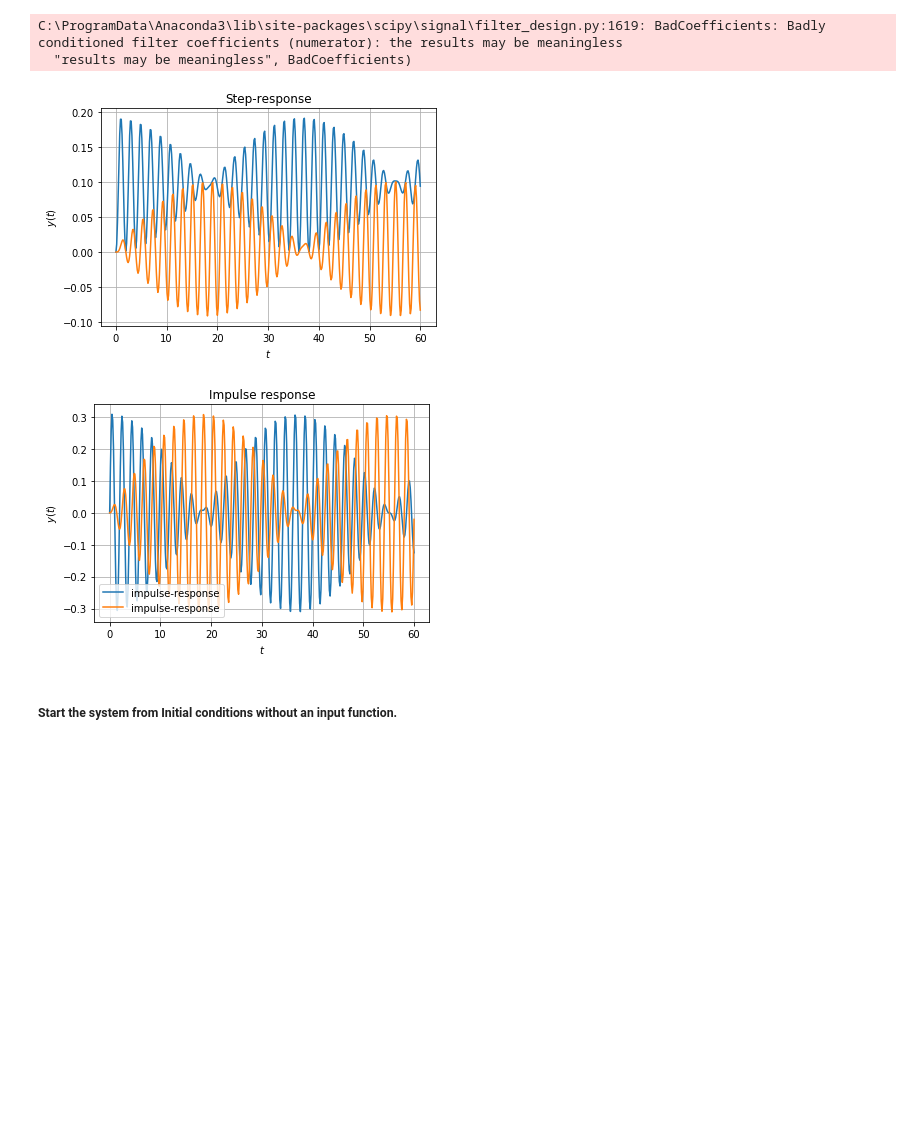
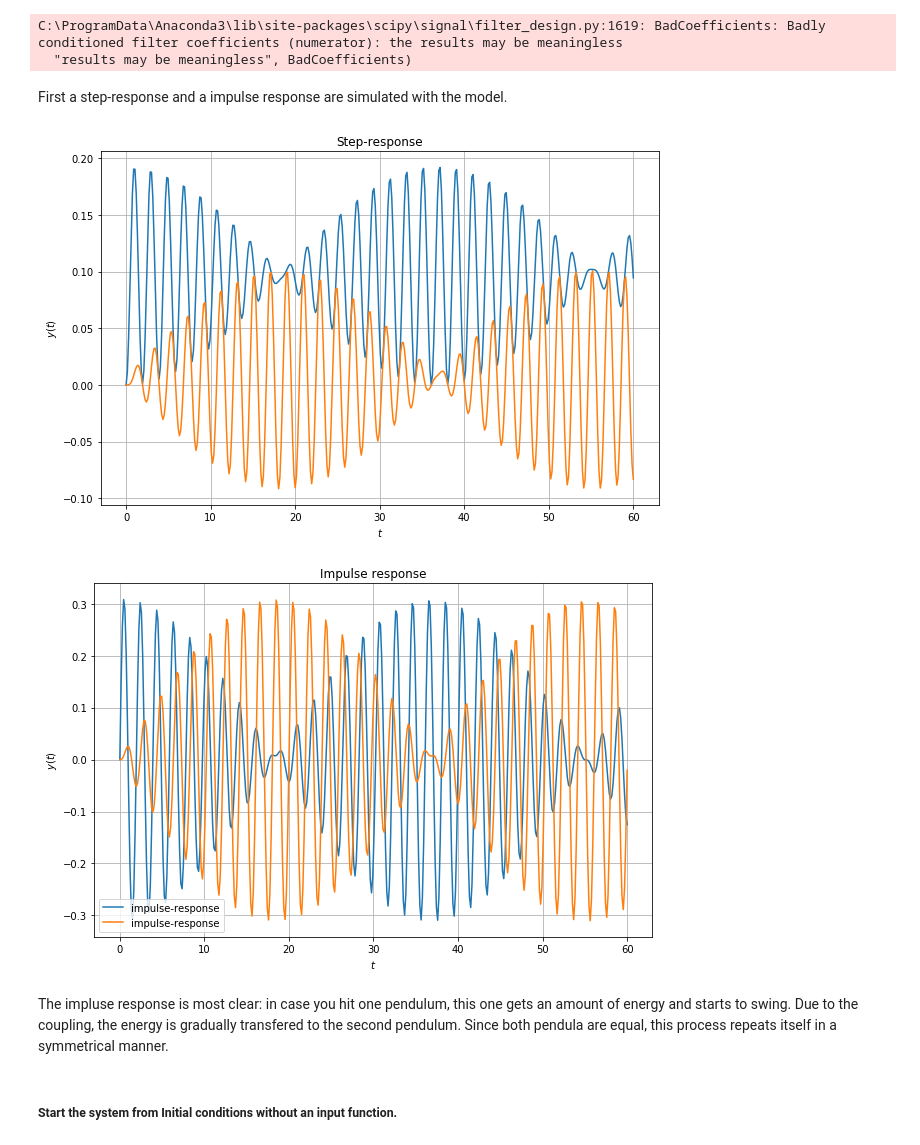
Before and after one commit to jwjvsr/JupyterPhysics, a Jupyter notebook: Problem9p6.ipynb, the cells around one changed output. Cells and saved outputs as stored; diff of their text form; code cells hidden in the pictures; blank space fills up the shorter version.

```diff
--- a/Problem9p6.ipynb
+++ b/Problem9p6.ipynb
@@ -46,27 +70,33 @@ dt: None
 )
 C:\ProgramData\Anaconda3\lib\site-packages\scipy\signal\filter_design.py:1619: BadCoefficients: Badly conditioned filter coefficients (numerator): the results may be meaningless
   "results may be meaningless", BadCoefficients)
+# %% [markdown]
+First a step-response and a impulse response are simulated with the model.
 # %%
 t6 = np.linspace(0, 60, num=400)
 u6 = np.ones_like(t6)
 tout6, y6, x6 = signal.lsim(systf6, u6, t6)
+plt.figure(figsize=(10,6.5))
 plt.plot(t6, y6,label='step-response')
 plt.xlabel (r'$t$')
 plt.ylabel (r'$y(t)$')
 plt.title('Step-response')
 plt.grid(True)
 plt.show()
 tout6b, y6b = signal.impulse(systf6,T=t6)
+plt.figure(figsize=(10,6.5))
 plt.plot(tout6b,y6b,label='impulse-response')
 plt.xlabel (r'$t$')
 plt.ylabel (r'$y(t)$')
 plt.title('Impulse response')
 plt.legend()
 plt.grid(True)
 plt.show()
 # %% [output]
-[figure, old version]
+[figure, new version]
-[figure, old version]
+[figure, new version]
+# %% [markdown]
+The impluse response is most clear: in case you hit one pendulum, this one gets an amount of energy and starts to swing. Due to the coupling, the energy is gradually transfered to the second pendulum. Since both pendula are equal, this process repeats itself in a symmetrical manner.
 # %% [markdown]
 ##### Start the system from Initial conditions without an input function.
 # %% [markdown]
```
Also changed, not shown: parts of 4 cells of this notebook.
